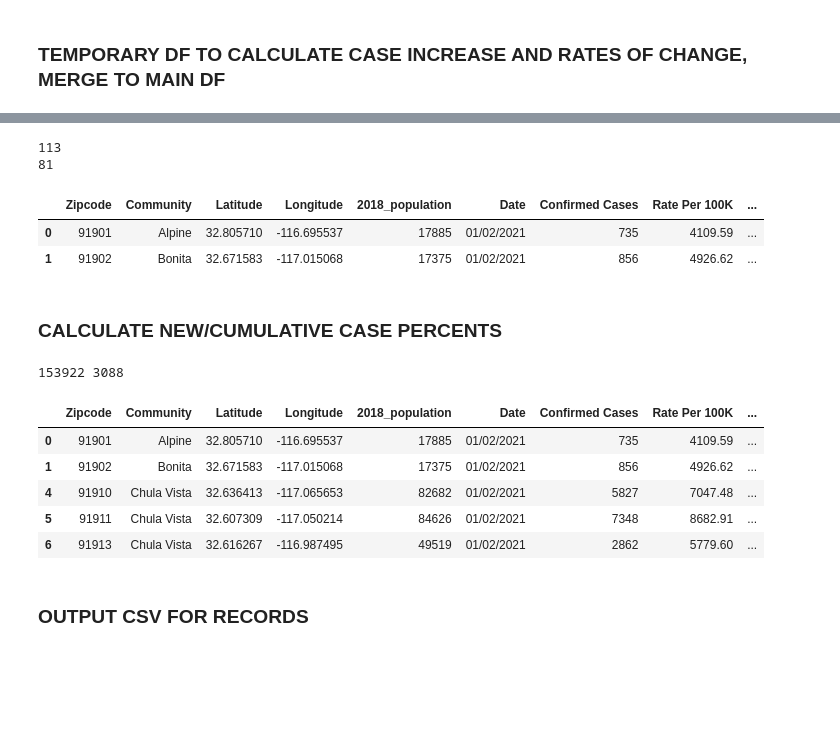
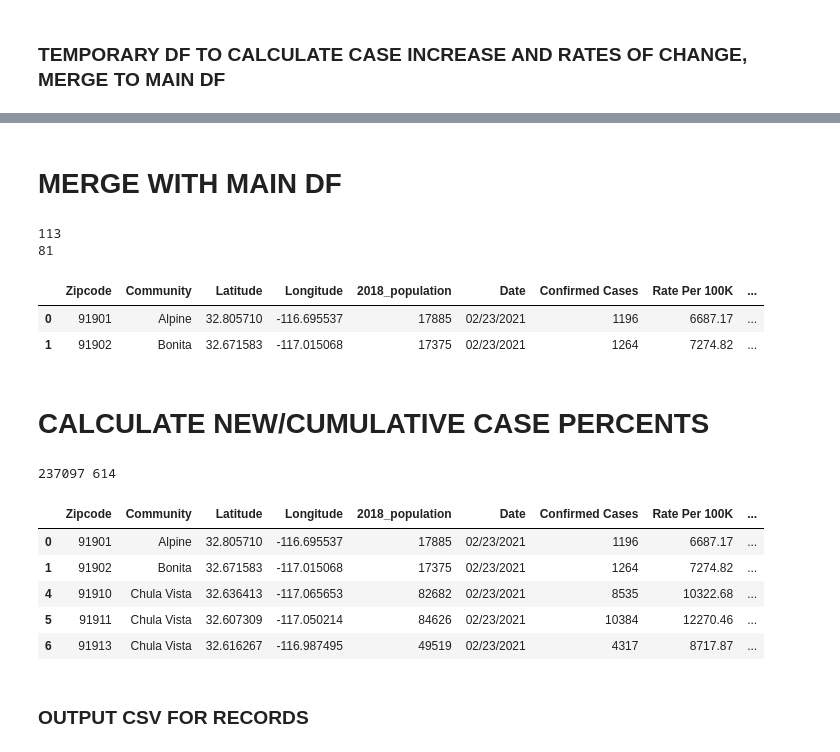
Before and after one commit to HDMA-SDSU/ArcGIS-Python-for-COVID19-Data, a Jupyter notebook: covid19_dash_update_PDF.ipynb, the cells around one changed output, grey strips where cells are left out. Saved outputs shown, nothing was run; the diff lists cells and outputs as text; code cells hidden in the pictures; blank space fills up the shorter version.

```diff
--- a/covid19_dash_update_PDF.ipynb
+++ b/covid19_dash_update_PDF.ipynb
@@ -34,7 +34,7 @@ pd.options.mode.chained_assignment = None  # default='warn'
 ###########################
 ###SET DATA THROUGH DATE###
 ###########################
-most_recent_date = '01/02/2021'  # Change date daily using 'MM/DD/YYYY' format
+most_recent_date = '02/23/2021'  # Change date daily using 'MM/DD/YYYY' format
 
 
 ##########################
@@ -125,7 +125,10 @@ pdfs = ['COVID-19%20Percentage%20Positive.pdf', 'COVID-19%20Cases%20by%20Date%20
         'COVID-19%20Deaths%20by%20Date%20of%20Death.pdf', 'COVID-19%20Deaths%20by%20Demographics.pdf',
         'COVID-19_Daily_Status_Update.pdf', 'COVID-19%20Watch.pdf', 'Summary_County_of_San_Diego_Supported_Tests_by_Race_Ethnicity.pdf',
         'Summary_of_All_Tests_Reported_by_Race_Ethnicity.pdf', 'Summary_of_All_Tests_Reported_by_Zip_Code_of_Residence.pdf',
-        'Summary_Tests_Among_San_Diego_County_Residents_by_Race_Ethnicity.pdf']
+        'Summary_Tests_Among_San_Diego_County_Residents_by_Race_Ethnicity.pdf', 'COVID19%20HHSA%20Region%20Dashboard.pdf',
+        'COVID19%20NORTH%20COASTAL%20Dashboard.pdf', 'COVID19%20NORTH%20INLAND%20Dashboard.pdf', 'COVID19%20NORTH%20CENTRAL%20Dashboard.pdf',
+        'COVID19%20CENTRAL%20Dashboard.pdf', 'COVID19%20EAST%20Dashboard.pdf', 'COVID19%20SOUTH%20Dashboard.pdf',
+        'COVID-19%20Vaccinations%20Demographics.pdf', 'COVID-19%20Vaccine%20Report%20by%20Zipcode.pdf']
 # %%
 #for each pdf in list, get and save
 for i in range(len(pdfs)):
@@ -244,3 +225,7 @@ wide.to_csv(dropbox_cumulative.format(most_recent_date.replace('/', '')), index=
 # %% [markdown]
 ### MERGE WIDE DF WITH COORDINATES/COMMUNITY/POPULATION CSV DATA
 ### SUBSET DF WITH ONLY COLUMNS FOR HDMA RATES/PERCENTS FEATURE LAYER
+# %%
+wide = pd.read_csv(wide_df_path)
+wide['Zipcode'] = wide['Zipcode'].astype(str)
+#wide.head(2)
@@ -351,34 +354,36 @@ date_df.head()
+# %% [markdown]
+# MERGE WITH MAIN DF
 # %%
 #MERGE NEW COLUMNS WITH MAIN DF
 date_df_subset = date_df[['Zipcode', 'Daily Increased', 'Daily Change Rate*1000', '7 Days Rolling Change*1000', '7 Day Case Increase']]
 
 df =df.merge(date_df_subset, on='Zipcode')
 print(len(df))
 
 #format conf cases, daily increase, 7 day increase to int type
 df['Confirmed Cases'] = round(df['Confirmed Cases'], 0)
 df['Confirmed Cases'] = df['Confirmed Cases'].astype(int)
 
 df['Daily Increased'] = round(df['Daily Increased'], 0)
 df['Daily Increased'] = df['Daily Increased'].astype(int)
 
 df['7 Day Case Increase'] = round(df['7 Day Case Increase'], 0)
 df['7 Day Case Increase'] = df['7 Day Case Increase'].astype(int)
 
 #SUBSET DATA TO POPULATION >= 5000 AND CONFIRMED CASES >= 10
 df = df[df['2018_population'] >= 5000]
 df = df[df['Confirmed Cases'] >= 10]
 print(len(df))
 
-df.head(2)
+df.head()
 # %% [output]
 113
 81
 |  | Zipcode | Community | Latitude | Longitude | 2018_population | Date | Confirmed Cases | Rate Per 100K | ... |
-| 0 | 91901 | Alpine | 32.805710 | -116.695537 | 17885 | 01/02/2021 | 735 | 4109.59 | ... |
-| 1 | 91902 | Bonita | 32.671583 | -117.015068 | 17375 | 01/02/2021 | 856 | 4926.62 | ... |
+| 0 | 91901 | Alpine | 32.805710 | -116.695537 | 17885 | 02/23/2021 | 1196 | 6687.17 | ... |
+| 1 | 91902 | Bonita | 32.671583 | -117.015068 | 17375 | 02/23/2021 | 1264 | 7274.82 | ... |
 # %% [markdown]
-### CALCULATE NEW/CUMULATIVE CASE PERCENTS
+# CALCULATE NEW/CUMULATIVE CASE PERCENTS
 # %%
 #get cumulative case and daily increase totals for county (after subset)
 sum_confirmed = df['Confirmed Cases'].sum()
@@ -392,13 +397,13 @@ df['percent_daily'] = round((df['Daily Increased']/sum_daily)*100, 2)
 
 df.head()
 # %% [output]
-153922 3088
+237097 614
 |  | Zipcode | Community | Latitude | Longitude | 2018_population | Date | Confirmed Cases | Rate Per 100K | ... |
-| 0 | 91901 | Alpine | 32.805710 | -116.695537 | 17885 | 01/02/2021 | 735 | 4109.59 | ... |
-| 1 | 91902 | Bonita | 32.671583 | -117.015068 | 17375 | 01/02/2021 | 856 | 4926.62 | ... |
-| 4 | 91910 | Chula Vista | 32.636413 | -117.065653 | 82682 | 01/02/2021 | 5827 | 7047.48 | ... |
-| 5 | 91911 | Chula Vista | 32.607309 | -117.050214 | 84626 | 01/02/2021 | 7348 | 8682.91 | ... |
-| 6 | 91913 | Chula Vista | 32.616267 | -116.987495 | 49519 | 01/02/2021 | 2862 | 5779.60 | ... |
+| 0 | 91901 | Alpine | 32.805710 | -116.695537 | 17885 | 02/23/2021 | 1196 | 6687.17 | ... |
+| 1 | 91902 | Bonita | 32.671583 | -117.015068 | 17375 | 02/23/2021 | 1264 | 7274.82 | ... |
+| 4 | 91910 | Chula Vista | 32.636413 | -117.065653 | 82682 | 02/23/2021 | 8535 | 10322.68 | ... |
+| 5 | 91911 | Chula Vista | 32.607309 | -117.050214 | 84626 | 02/23/2021 | 10384 | 12270.46 | ... |
+| 6 | 91913 | Chula Vista | 32.616267 | -116.987495 | 49519 | 02/23/2021 | 4317 | 8717.87 | ... |
 # %% [markdown]
 ### OUTPUT CSV FOR RECORDS
 # %%
```
Also changed, not shown: parts of 20 cells of this notebook.
